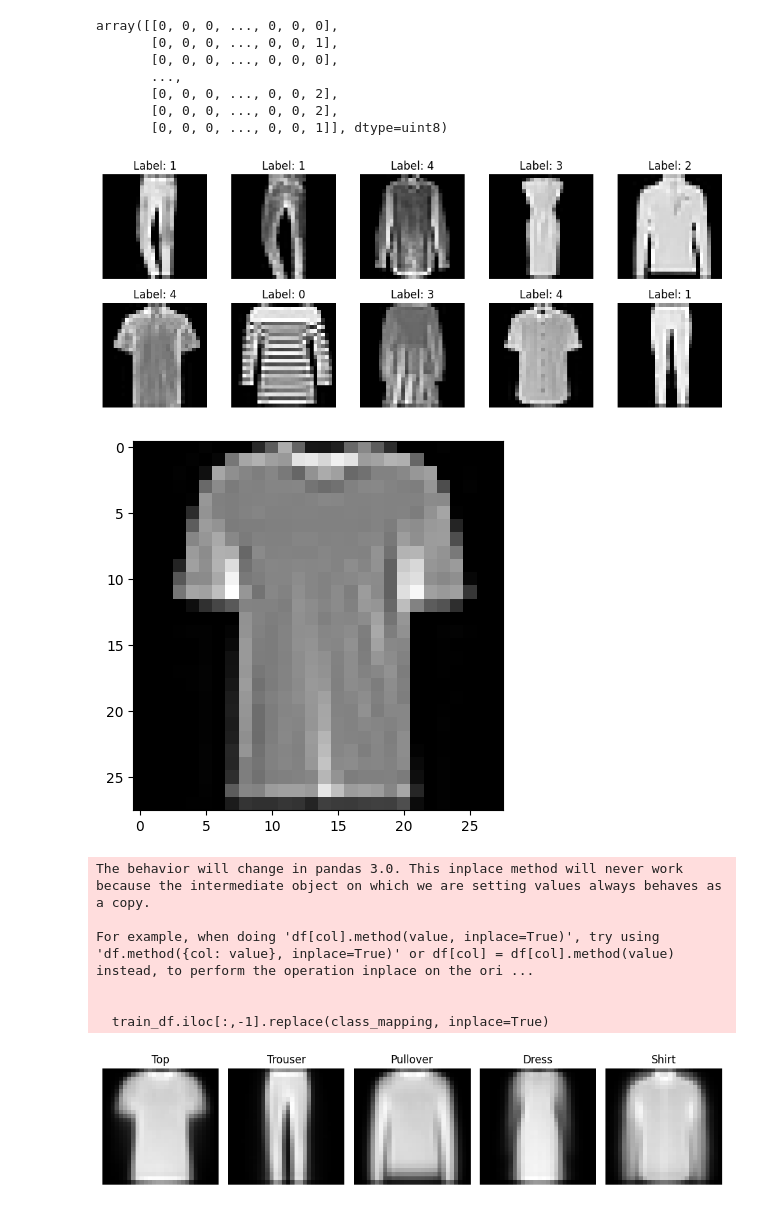
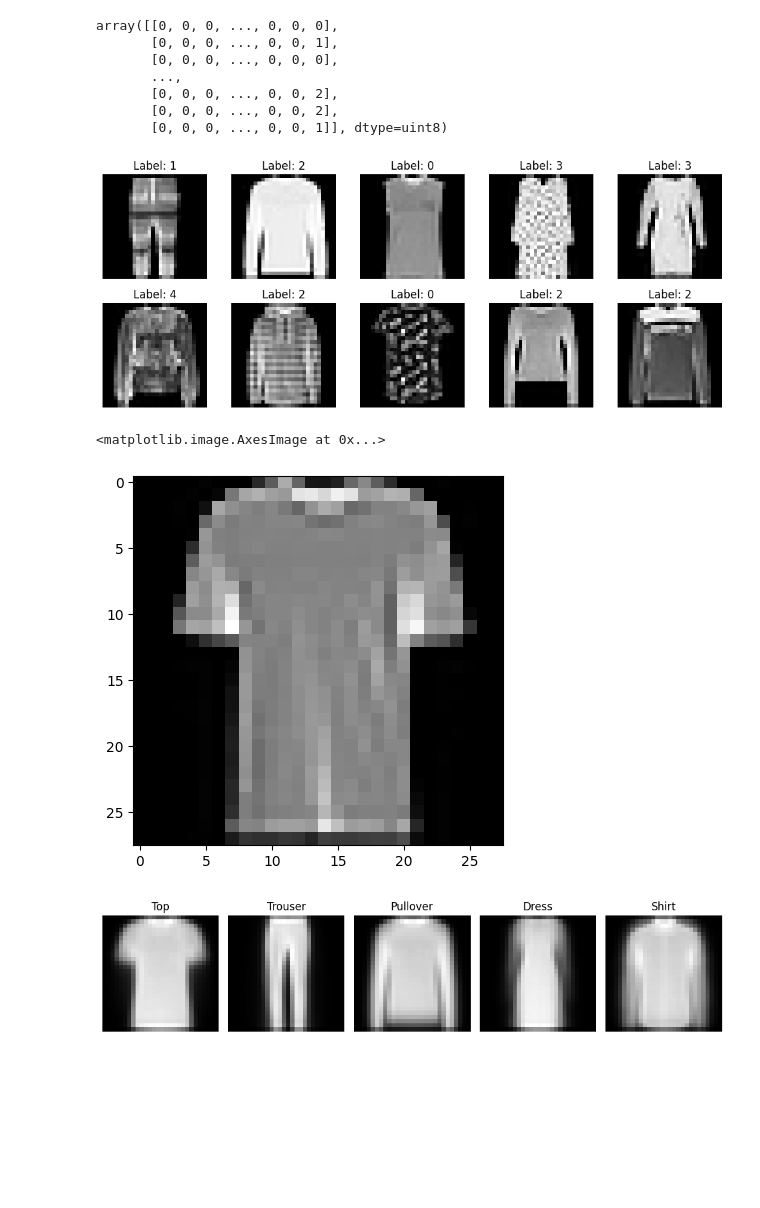
Before and after one commit to versroot/MLproject2024, a Jupyter notebook: Machine Learning Project Part 3.1.ipynb, the cells around one changed output. Cells and saved outputs as stored; diff of their text form; code cells hidden in the pictures; blank space fills up the shorter version.

```diff
--- a/Machine Learning Project Part 3.1.ipynb
+++ b/Machine Learning Project Part 3.1.ipynb
@@ -1,20 +18,20 @@
 # %%
-import numpy as np
-import pandas as pd
-import matplotlib.pyplot as plt
-from sklearn import preprocessing, decomposition
-import seaborn as sns
+#Load train and test data
+data_train = np.load('MLProject2024/fashion_train.npy')
+data_test = np.load('MLProject2024/fashion_test.npy')
+class_mapping = {0:'Top',1:'Trouser',2:'Pullover',3:'Dress',4:'Shirt'}
 
-data = np.load('MLProject2024/fashion_train.npy')
+print("Shape of the data:", data_train.shape)
 
-print("Shape of the data:", data.shape)
+train_images = data_train[:, :-1]
+train_labels = data_train[:, -1]
 
-images = data[:, :-1]
-labels = data[:, -1]
+test_images = data_test[:, :-1]
+test_labels = data_test[:, -1]
 
 
-print("Shape of images:", images.shape)
-data[:10]
+print("Shape of images:", train_images.shape)
+data_train[:10]
 # %% [output]
 Shape of the data: (10000, 785)
 Shape of images: (10000, 784)
@@ -28,33 +45,26 @@ array([[0, 0, 0, ..., 0, 0, 0],
 # %%
 def plot_sample_images(images, labels, num_samples=10):
     random_indices = np.random.choice(images.shape[0], num_samples, replace=False)
 
     plt.figure(figsize=(10, 10))
     for i in range(num_samples):
         plt.subplot(5, 5, i + 1)
         plt.imshow(images[random_indices[i]].reshape(28, 28), cmap='gray')
         plt.title(f'Label: {labels[random_indices[i]]}')
         plt.axis('off')
     plt.tight_layout()
     plt.show()
 
 
-plot_sample_images(images, labels)
+plot_sample_images(train_images, train_labels)
 # %% [output]
-[figure, old version]
+[figure, new version]
 # %%
-curr_img = np.reshape(data[0][:-1], (28,28))
-plt.imshow(curr_img, cmap=plt.cm.gray);
+curr_img = np.reshape(data_train[0][:-1], (28,28))
+plt.imshow(curr_img, cmap=plt.cm.gray)
 # %% [output]
+<matplotlib.image.AxesImage at 0x...>
 [figure]
 # %%
-train_df = pd.DataFrame(data)
-class_mapping = {0:'Top',1:'Trouser',2:'Pullover',3:'Dress',4:'Shirt'}
+train_df = pd.DataFrame(data_train)
 train_df.iloc[:,-1].replace(class_mapping, inplace=True)
-# %% [output]
-The behavior will change in pandas 3.0. This inplace method will never work because the intermediate object on which we are setting values always behaves as a copy.
-
-For example, when doing 'df[col].method(value, inplace=True)', try using 'df.method({col: value}, inplace=True)' or df[col] = df[col].method(value) instead, to perform the operation inplace on the ori ...
-
-
-  train_df.iloc[:,-1].replace(class_mapping, inplace=True)
```
Also changed, not shown: parts of 44 cells of this notebook, 1 other file.
